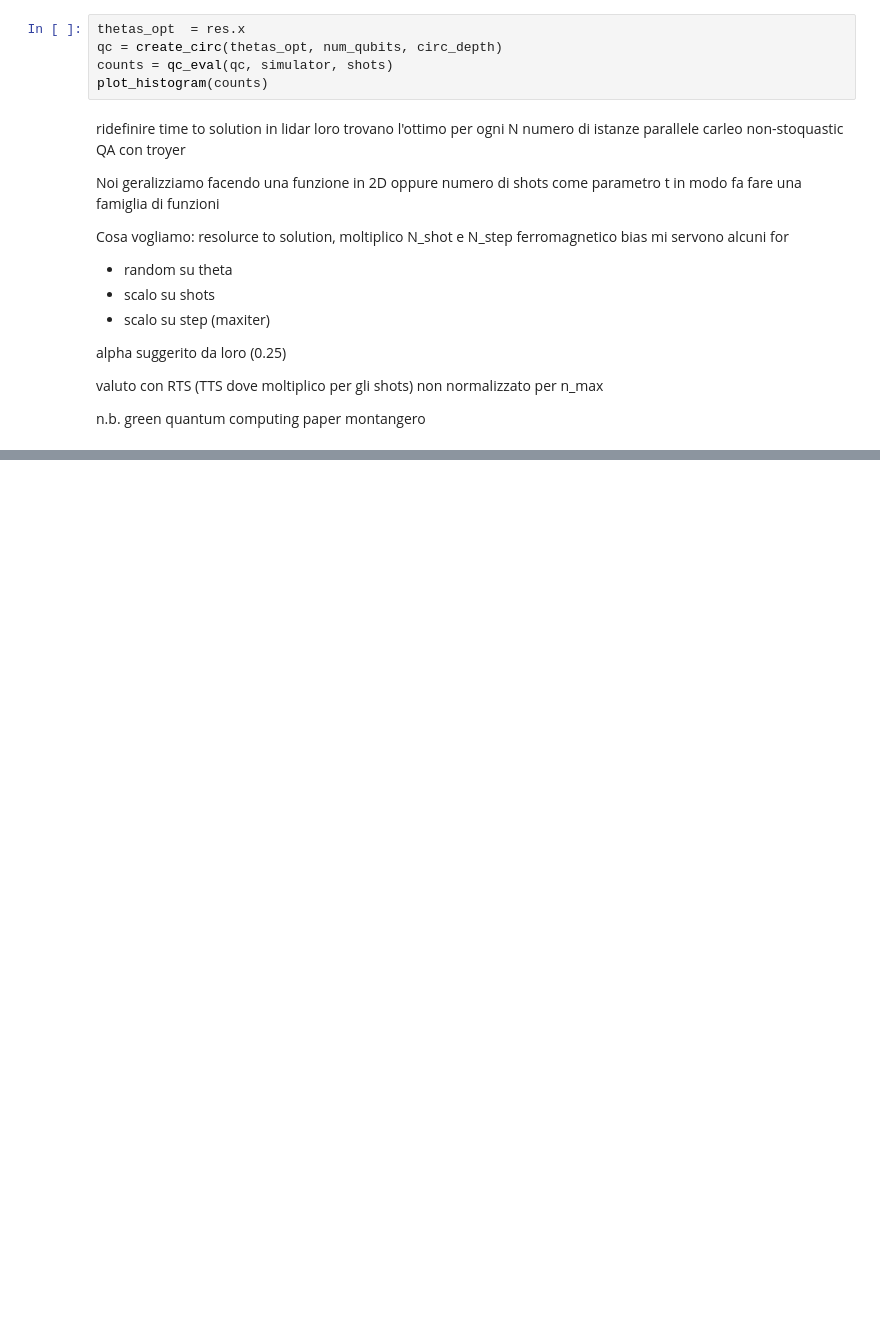
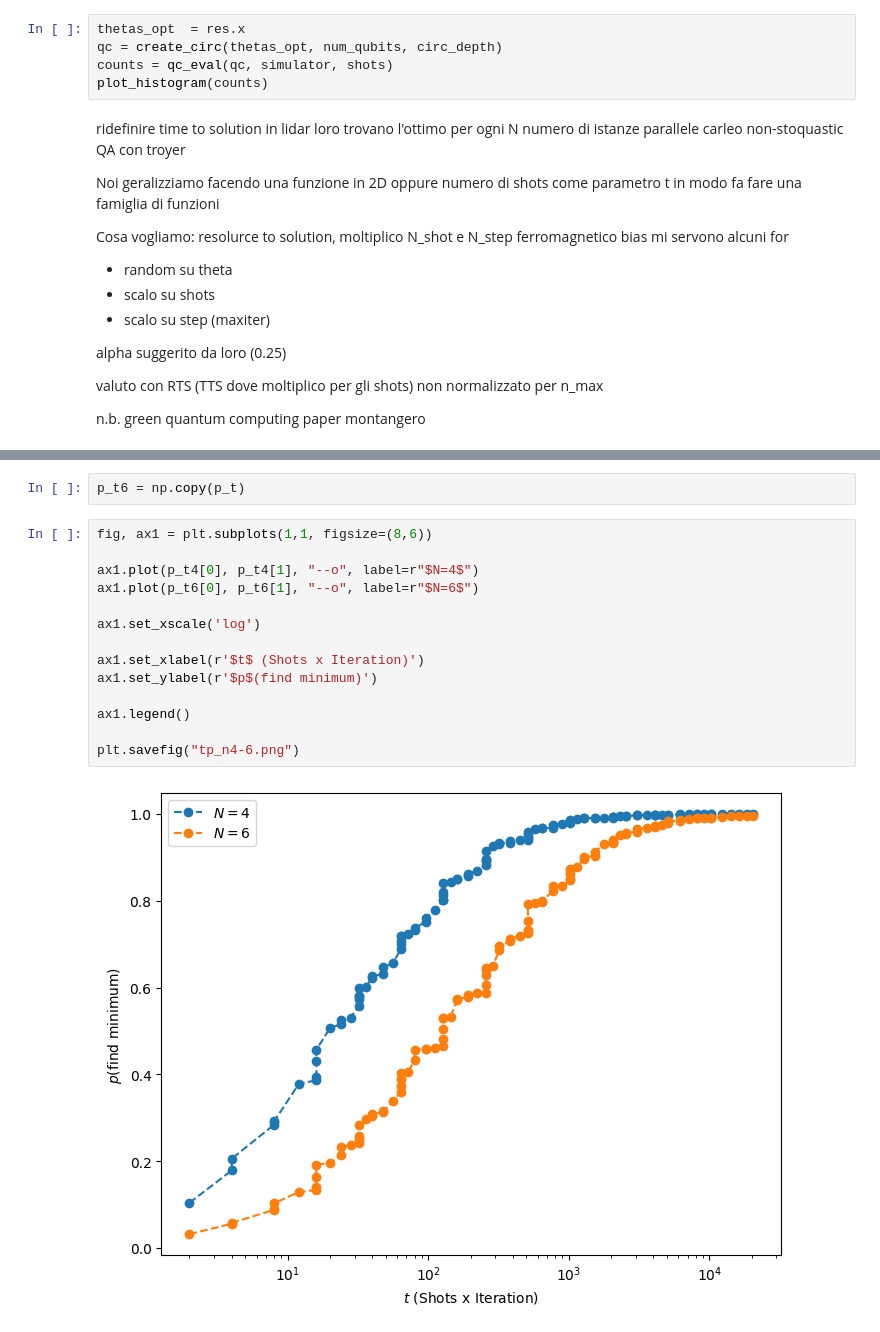
Before and after one commit to gscriva/cvar-opt, a Jupyter notebook: my_vqe.ipynb, the cells around one changed output, grey strips where cells are left out. Saved outputs shown, nothing was run; the diff lists cells and outputs as text; blank space fills up the shorter version.

```diff
--- a/my_vqe.ipynb
+++ b/my_vqe.ipynb
@@ -163,0 +203,18 @@ plt.savefig("shot_prob.png")
+# %%
+p_t6 = np.copy(p_t)
+# %%
+fig, ax1 = plt.subplots(1,1, figsize=(8,6))
+
+ax1.plot(p_t4[0], p_t4[1], "--o", label=r"$N=4$")
+ax1.plot(p_t6[0], p_t6[1], "--o", label=r"$N=6$")
+
+ax1.set_xscale('log')
+
+ax1.set_xlabel(r'$t$ (Shots x Iteration)')
+ax1.set_ylabel(r'$p$(find minimum)')
+
+ax1.legend()
+
+plt.savefig("tp_n4-6.png")
+# %% [output]
+[figure, added]
```
Also changed, not shown: parts of 8 cells of this notebook.
